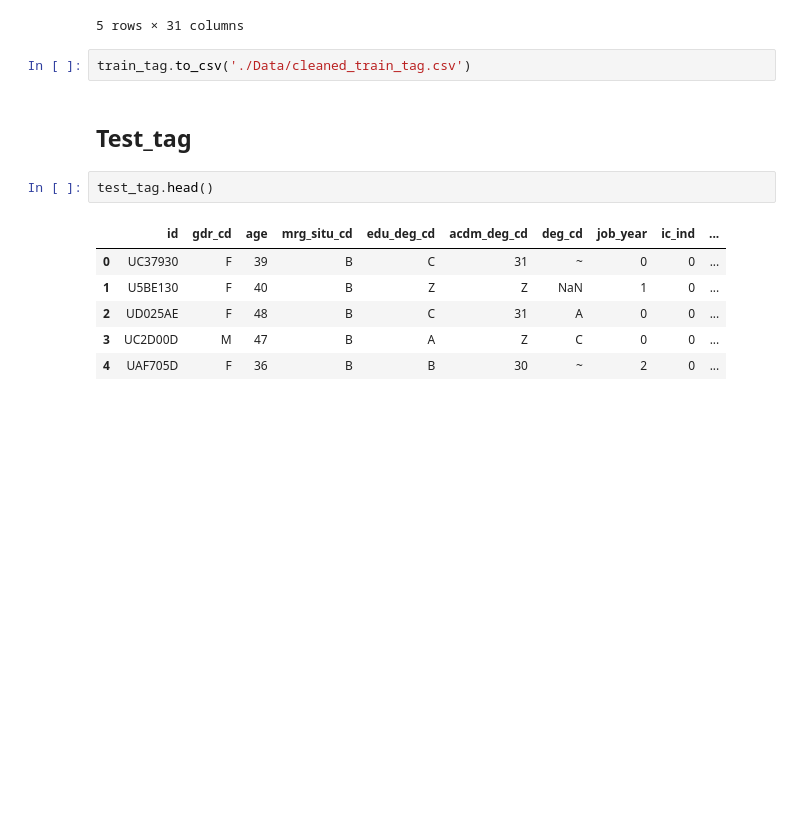
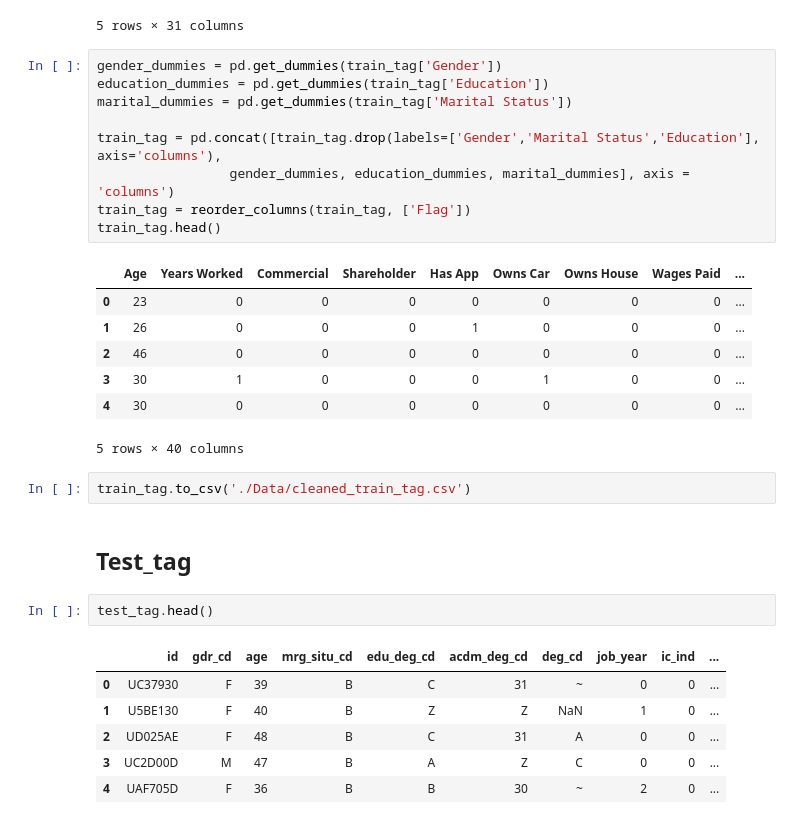
Before and after one commit to jusliam/Big-Data-Analytics-Project, a Jupyter notebook: Data Cleaning.ipynb, the cells around one changed output. Cells and saved outputs as stored; diff of their text form; blank space fills up the shorter version.

```diff
--- a/Data Cleaning.ipynb
+++ b/Data Cleaning.ipynb
@@ -796,6 +796,23 @@ train_tag.head()
 | 3 | M | 30 | Married | Doctorate | 1 | 0 | 0 | 0 | 1 | ... |
 | 4 | M | 30 | Married | Doctorate | 0 | 0 | 0 | 0 | 0 | ... |
 5 rows × 31 columns
+# %%
+gender_dummies = pd.get_dummies(train_tag['Gender'])
+education_dummies = pd.get_dummies(train_tag['Education'])
+marital_dummies = pd.get_dummies(train_tag['Marital Status'])
+
+train_tag = pd.concat([train_tag.drop(labels=['Gender','Marital Status','Education'], axis='columns'),
+                 gender_dummies, education_dummies, marital_dummies], axis = 'columns')
+train_tag = reorder_columns(train_tag, ['Flag'])
+train_tag.head()
+# %% [output]
+|  | Age | Years Worked | Commercial | Shareholder | Has App | Owns Car | Owns House | Wages Paid | ... |
+| 0 | 23 | 0 | 0 | 0 | 0 | 0 | 0 | 0 | ... |
+| 1 | 26 | 0 | 0 | 0 | 1 | 0 | 0 | 0 | ... |
+| 2 | 46 | 0 | 0 | 0 | 0 | 0 | 0 | 0 | ... |
+| 3 | 30 | 1 | 0 | 0 | 0 | 1 | 0 | 0 | ... |
+| 4 | 30 | 0 | 0 | 0 | 0 | 0 | 0 | 0 | ... |
+5 rows × 40 columns
 # %%
 train_tag.to_csv('./Data/cleaned_train_tag.csv')
 # %% [markdown]
```
Also changed, not shown: parts of 2 cells of this notebook.
